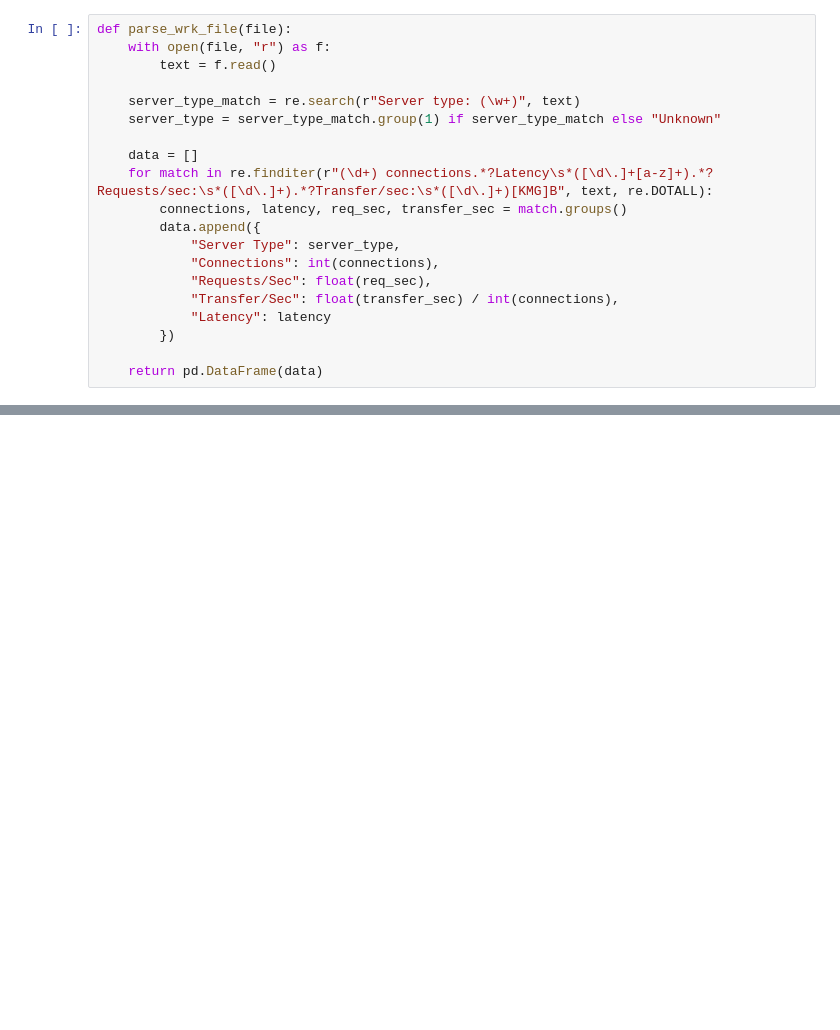
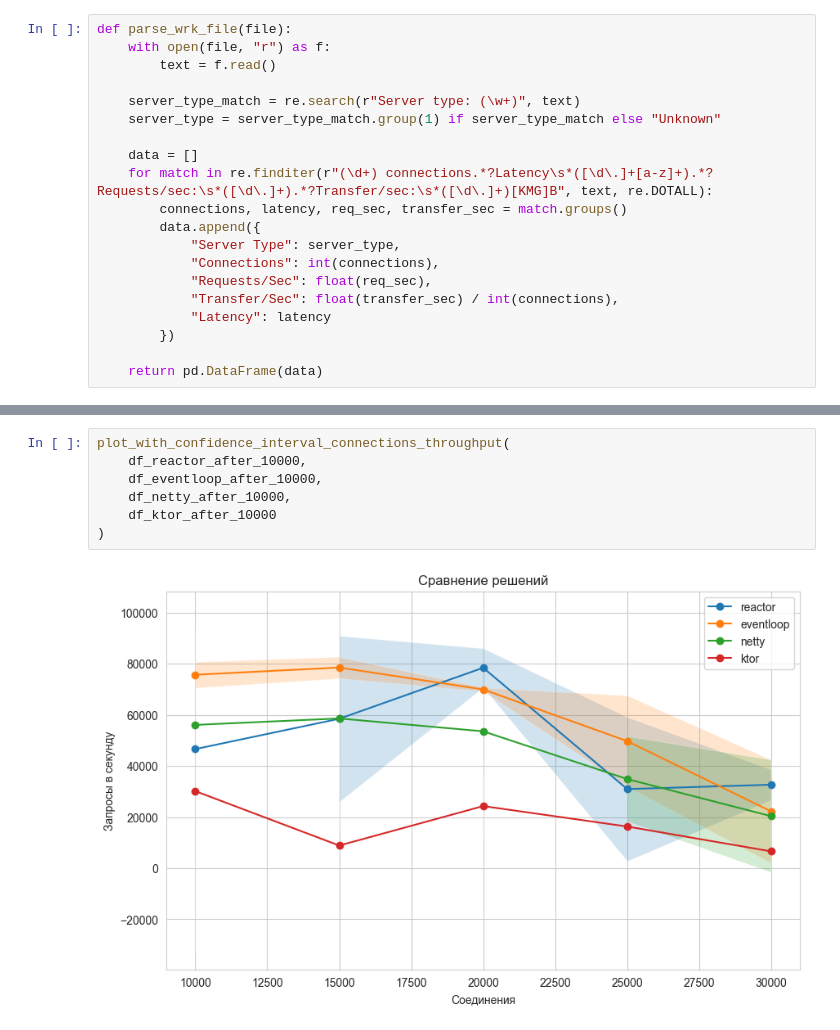
Before and after one commit to marychatte/diploma, a Jupyter notebook: results/results-analyzer.ipynb, the cells around one changed output, grey strips where cells are left out. Saved outputs shown, nothing was run; the diff lists cells and outputs as text; blank space fills up the shorter version.

```diff
--- a/results/results-analyzer.ipynb
+++ b/results/results-analyzer.ipynb
@@ -102,0 +154,9 @@ plot_graphs(df_blocking_after_1000, df_eventloop_after_1000, df_reactor_after_10
+# %%
+plot_with_confidence_interval_connections_throughput(
+    df_reactor_after_10000,
+    df_eventloop_after_10000,
+    df_netty_after_10000,
+    df_ktor_after_10000
+)
+# %% [output]
+[figure, added]
```
Also changed, not shown: parts of 15 cells of this notebook, 26 other files.
